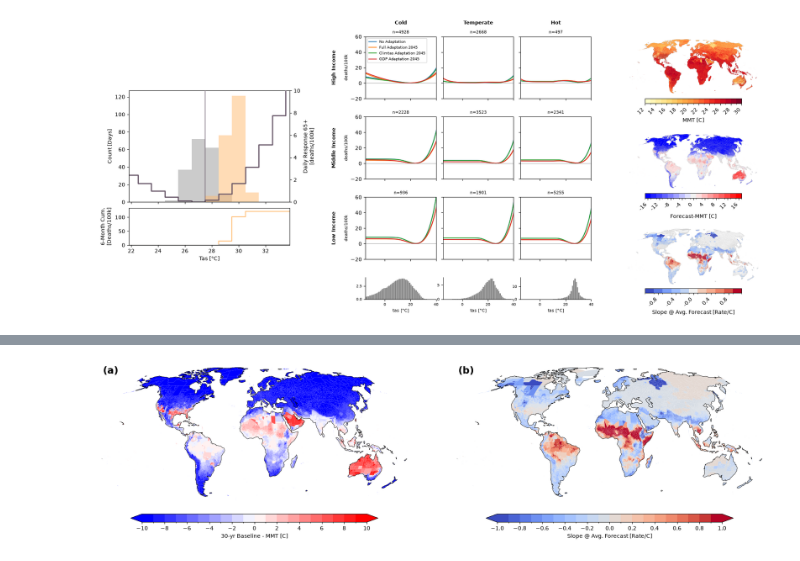
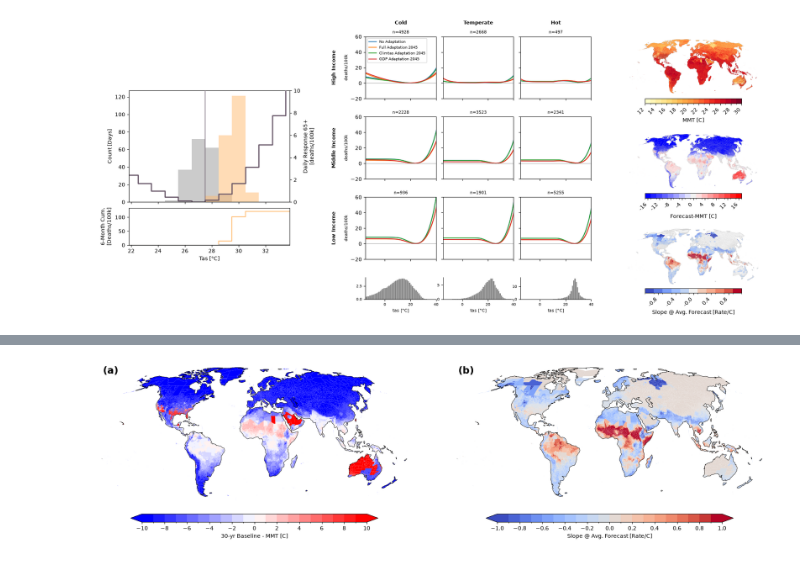
Before and after one commit to ezuetell/poreallas, a Jupyter notebook: analysis/p01_method_diagram.ipynb, the cells around one changed output, grey strips where cells are left out. Drawn from its saved outputs; the diff is of its cells as text; code cells hidden in the pictures.

Commit message:
fix projection

```diff
--- a/analysis/p01_method_diagram.ipynb
+++ b/analysis/p01_method_diagram.ipynb
@@ -622,24 +622,31 @@ def plot_cartopy(ax, gdf, col, cmap, vmin, vmax, step, cbar_label, panel_label=N
 # %%
 proj = ccrs.Robinson()
 
 fig = plt.figure(figsize=(22, 9))
 gs = fig.add_gridspec(1, 2, width_ratios=[1, 1], wspace=0.15)
 ax_map1 = fig.add_subplot(gs[0, 0], projection=proj)
 ax_map2 = fig.add_subplot(gs[0, 1], projection=proj)
 
 # Forecast Map
+beta_mean = xr.open_zarr("/home/emily_zuetell/projects/poreallas/data/v261008_beta_gamma_mean.zarr")
+diff = era5_ir["tas"].groupby("time.month").mean() - beta_mean['mmt'].sel(age_cohort = 'age65plus')
 _polygons_fc_all = analysis_utils.xarray_to_gpd(diff.mean(dim='month'), config.polygons)
 
 # Slope Map
+# September Projection - No Adaptation
+ds1 = beta_mean
+ds1 = merge_regions(ds1, config.socioeconomics, forecast_ds).compute()
+# Filter regions w/ 0 pop
+ds1 = ds1.where(ds1['pop'] > 1, drop=True)
 slope = compute_slope_at_forecast(ds1.sel(age_cohort = 'age65plus').mean(dim = 'month'))
 _polygons_slope = analysis_utils.xarray_to_gpd(
-    slope.mean(dim="sample"), config.polygons
+    slope, config.polygons
 )
 
 plot_cartopy(ax_map1, _polygons_fc_all, "value", "bwr", -10, 10, 1,
              "30-yr Baseline - MMT [C]", panel_label="(a)")
 
 plot_cartopy(ax_map2, _polygons_slope, "beta_slope_at_forecast", "coolwarm", -1, 1, 0.1,
              "Slope @ Avg. Forecast [Rate/C]", panel_label="(b)")
 # %% [output]
-[figure, old version]
+[figure, new version]
```
Also changed, not shown: parts of 1 cell of this notebook.
